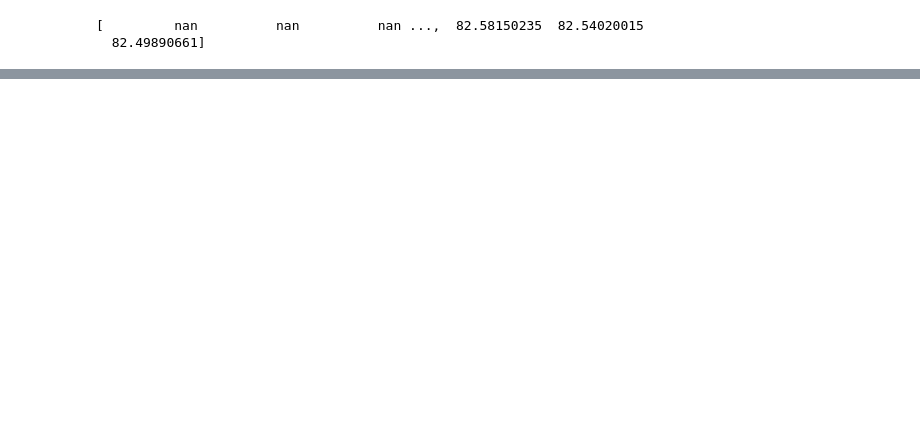
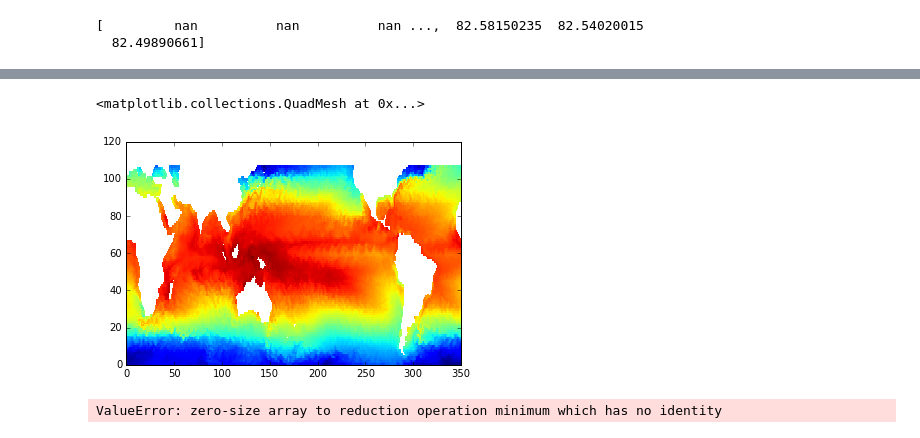
Before and after one commit to roxyboy/pop_gradient, a Jupyter notebook: SST_aggregate.ipynb, the cells around one changed output, grey strips where cells are left out. Cells and saved outputs as stored; diff of their text form; code cells hidden in the pictures; blank space fills up the shorter version.

```diff
--- a/SST_aggregate.ipynb
+++ b/SST_aggregate.ipynb
@@ -62,0 +78,32 @@ cbar = fig.colorbar(cax2)
+# %%
+south=-60.; north=60.; west=-180.; east=170.; dlon=1.; dlat=1.;
+SSTagg_ex = np.zeros((int((north-south)/dlat), int((east-west)/dlon)))
+SSTagg_ex[:] = np.nan
+print SSTagg_ex.shape
+
+j = 0; s = south
+while s < north:
+    i = 0; w = west
+    while w < east:
+#         if j == 0:
+#             print w
+        lonrange = np.array([w, w+dlon])
+        latrange = np.array([s, s+dlat])
+        lonmask = ((lon_interp-180.) >= lonrange[0]) & ((lon_interp-180.) < lonrange[1])
+        latmask = (lat_interp >= latrange[0]) & (lat_interp < latrange[1])
+        boxidx = lonmask & latmask # this won't necessarily be square
+        irange = np.where(boxidx.sum(axis=0))[0]
+        imin, imax = irange.min(), irange.max()
+        jrange = np.where(boxidx.sum(axis=1))[0]
+        jmin, jmax = jrange.min(), jrange.max()
+        if i == 0:
+            print jmin, jmax
+
+        region_mask = mask_ex[jmin:jmax, imin:imax]
+        SSTagg_ex[j, i] = np.ma.mean(np.ma.masked_array(SST_ex[0, jmin:jmax, imin:imax],
+                                                        ~region_mask))
+
+        w += dlon
+        i += 1
+    s += dlat
+    j += 1
@@ -63,4 +128,11 @@ cbar = fig.colorbar(cax2)
+# %%
+plt.pcolormesh(np.ma.masked_invalid(SSTagg_ex))
+# %% [output]
+<matplotlib.collections.QuadMesh at 0x...>
+[figure, added]
 # %%
 ys, ye = (400, 2000)
 xs, xe = (0, 3500)
-SST1deg = p.aggregate_latlon(lat_interp[ys:ye, :xe], lon_interp[ys:ye, :xe]-180., latbound=60., lonbound=170.)
+SST1deg = p.aggregate_latlon(lat_interp, lon_interp-180., latbound=60., lonbound=170.)
+# %% [output]
+ValueError: zero-size array to reduction operation minimum which has no identity
```
Also changed, not shown: parts of 10 cells of this notebook.
